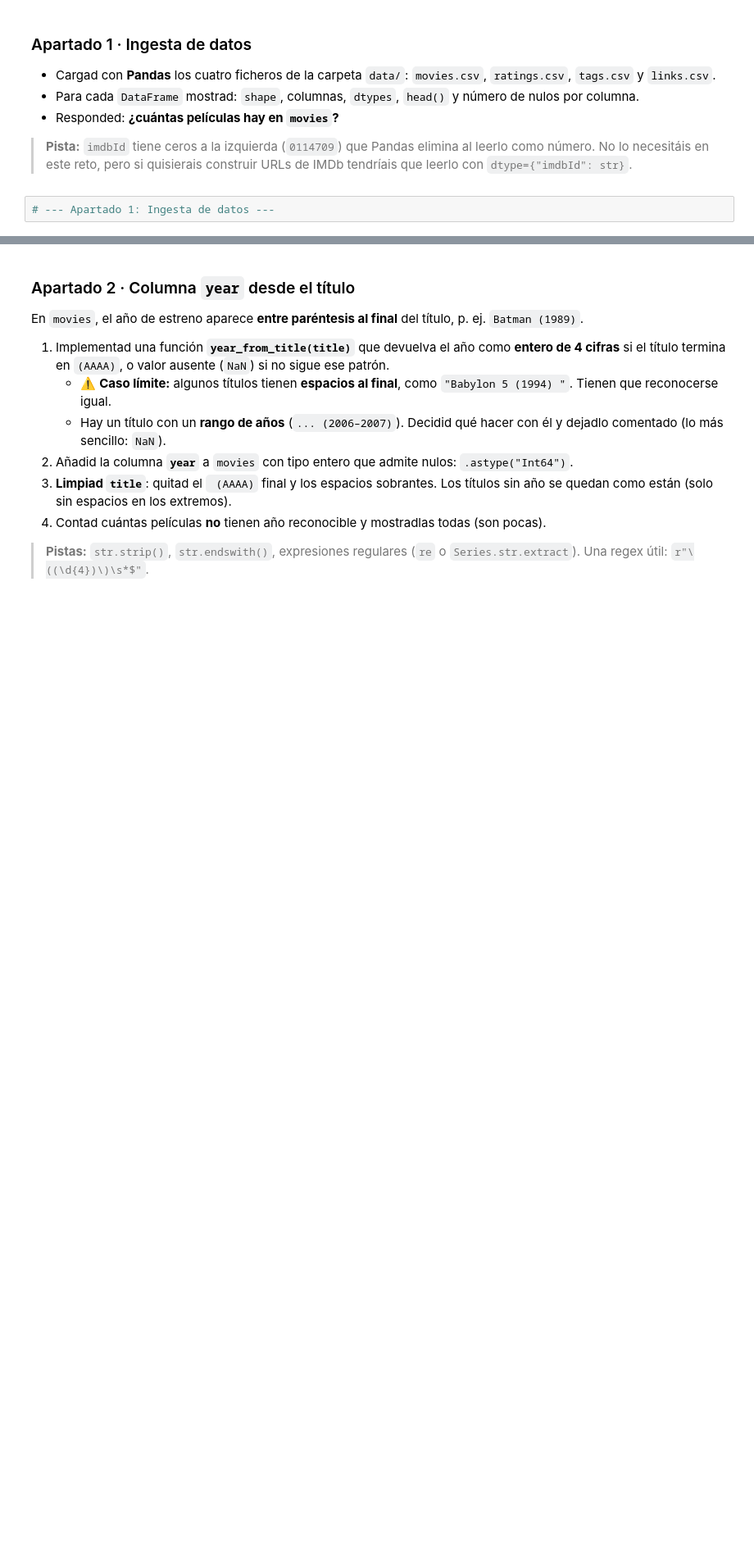
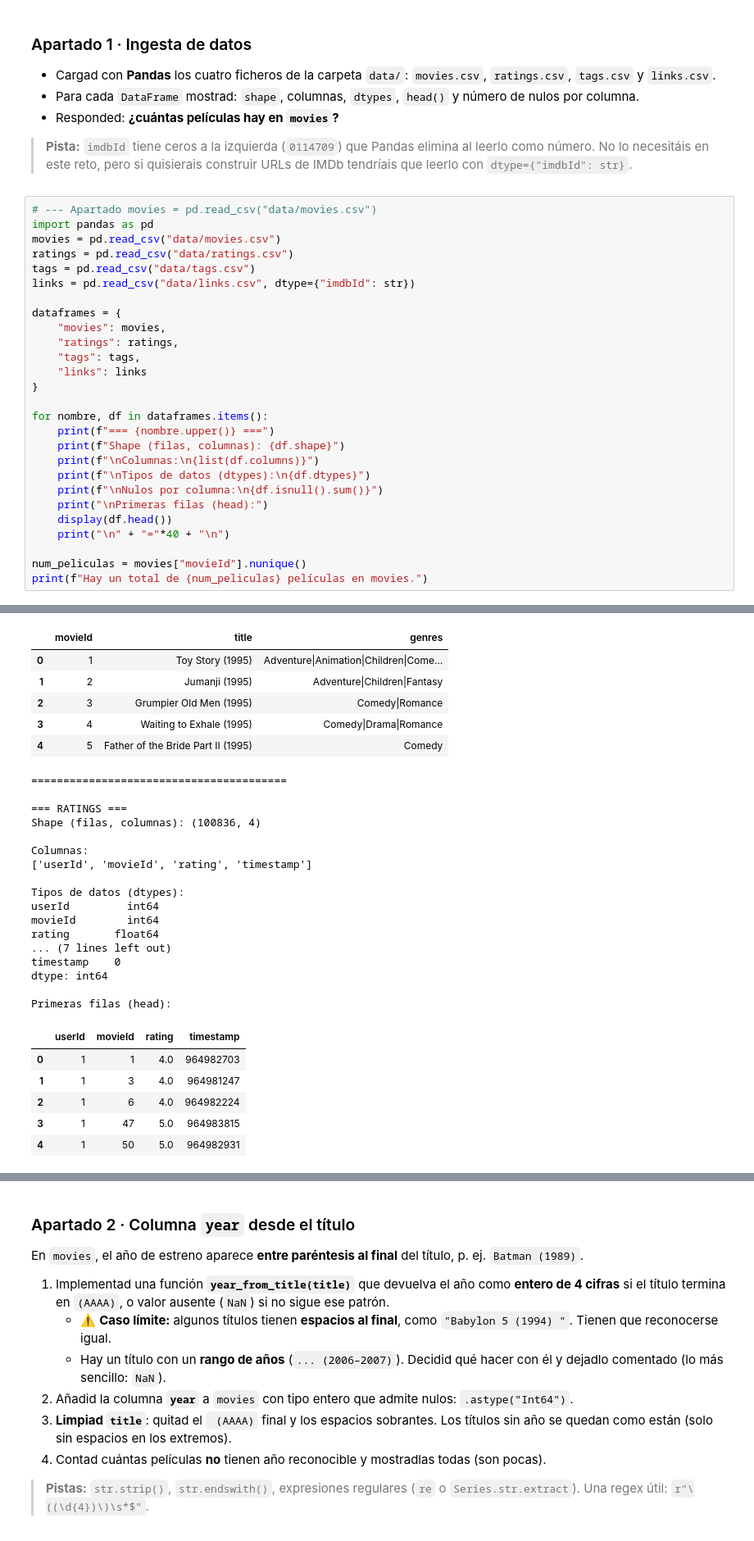
Before and after one commit to mmacode75/TC_01_MOVIES_E2, a Jupyter notebook: 01_ingesta_limpieza.ipynb, the cells around one changed output, grey strips where cells are left out. Shown at 82% size. Saved outputs shown, nothing was run; the diff lists cells and outputs as text; blank space fills up the shorter version.

Commit message:
feat: movies clean

```diff
--- a/01_ingesta_limpieza.ipynb
+++ b/01_ingesta_limpieza.ipynb
@@ -22,4 +22,30 @@ Cargáis los cuatro CSV, los inspeccionáis y creáis la columna `year` a partir
 
 > **Pista:** `imdbId` tiene ceros a la izquierda (`0114709`) que Pandas elimina al leerlo como número. No lo necesitáis en este reto, pero si quisierais construir URLs de IMDb tendríais que leerlo con `dtype={"imdbId": str}`.
 # %%
-# --- Apartado 1: Ingesta de datos ---
+# --- Apartado movies = pd.read_csv("data/movies.csv")
+import pandas as pd
+movies = pd.read_csv("data/movies.csv")
+ratings = pd.read_csv("data/ratings.csv")
+tags = pd.read_csv("data/tags.csv")
+links = pd.read_csv("data/links.csv", dtype={"imdbId": str})
+
+dataframes = {
+    "movies": movies,
+    "ratings": ratings,
+    "tags": tags,
+    "links": links
+}
+
+for nombre, df in dataframes.items():
+    print(f"=== {nombre.upper()} ===")
+    print(f"Shape (filas, columnas): {df.shape}")
+    print(f"\nColumnas:\n{list(df.columns)}")
+    print(f"\nTipos de datos (dtypes):\n{df.dtypes}")
+    print(f"\nNulos por columna:\n{df.isnull().sum()}")
+    print("\nPrimeras filas (head):")
+    display(df.head())
+    print("\n" + "="*40 + "\n")
+
+num_peliculas = movies["movieId"].nunique()
+print(f"Hay un total de {num_peliculas} películas en movies.")
+# %% [output]
@@ -25,0 +71,29 @@ Cargáis los cuatro CSV, los inspeccionáis y creáis la columna `year` a partir
+|  | movieId | title | genres |
+| 0 | 1 | Toy Story (1995) | Adventure|Animation|Children|Come... |
+| 1 | 2 | Jumanji (1995) | Adventure|Children|Fantasy |
+| 2 | 3 | Grumpier Old Men (1995) | Comedy|Romance |
+| 3 | 4 | Waiting to Exhale (1995) | Comedy|Drama|Romance |
+| 4 | 5 | Father of the Bride Part II (1995) | Comedy |
+========================================
+
+=== RATINGS ===
+Shape (filas, columnas): (100836, 4)
+
+Columnas:
+['userId', 'movieId', 'rating', 'timestamp']
+
+Tipos de datos (dtypes):
+userId         int64
+movieId        int64
+rating       float64
+... (7 lines left out)
+timestamp    0
+dtype: int64
+
+Primeras filas (head):
+|  | userId | movieId | rating | timestamp |
+| 0 | 1 | 1 | 4.0 | 964982703 |
+| 1 | 1 | 3 | 4.0 | 964981247 |
+| 2 | 1 | 6 | 4.0 | 964982224 |
+| 3 | 1 | 47 | 5.0 | 964983815 |
+| 4 | 1 | 50 | 5.0 | 964982931 |
```
Also changed, not shown: parts of 3 cells of this notebook, 6 other files.
